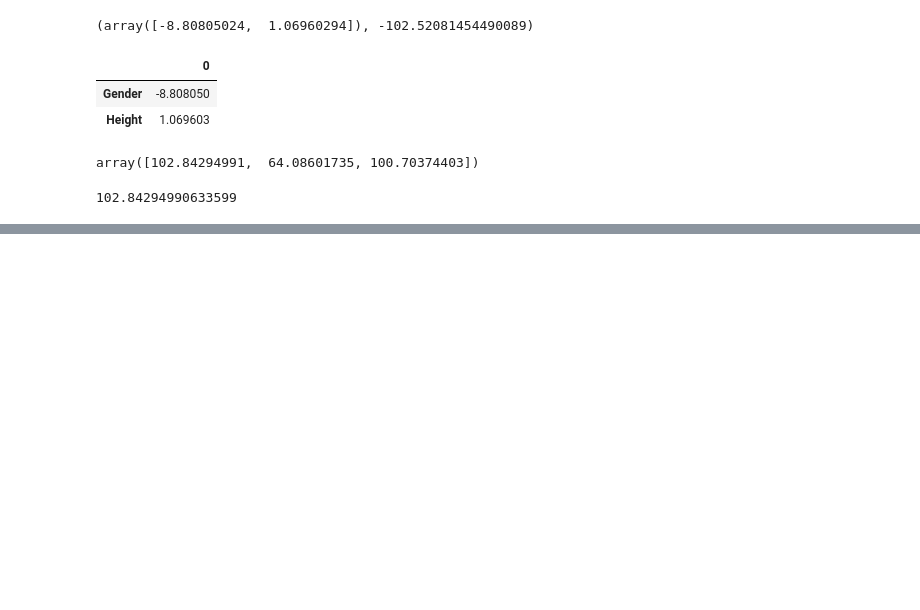
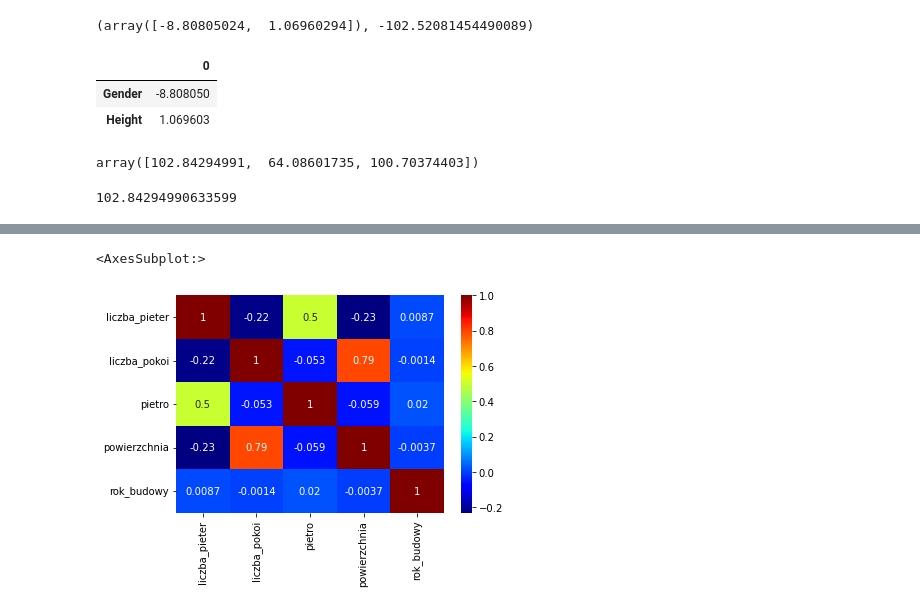
Before and after one commit to marianwitkowski/ML0905, a Jupyter notebook: Dzien01/01-regresja.ipynb, the cells around one changed output, grey strips where cells are left out. Saved outputs shown, nothing was run; the diff lists cells and outputs as text; code cells hidden in the pictures; blank space fills up the shorter version.

```diff
--- a/Dzien01/01-regresja.ipynb
+++ b/Dzien01/01-regresja.ipynb
@@ -363,0 +414,5 @@ model.intercept_ + model.coef_[0]*gender + model.coef_[1]*height
+# %%
+sns.heatmap( df.iloc[: , 2:].corr() , annot=True, cmap='jet')
+# %% [output]
+<AxesSubplot:>
+[figure, added]
```
Also changed, not shown: parts of 22 cells of this notebook.
